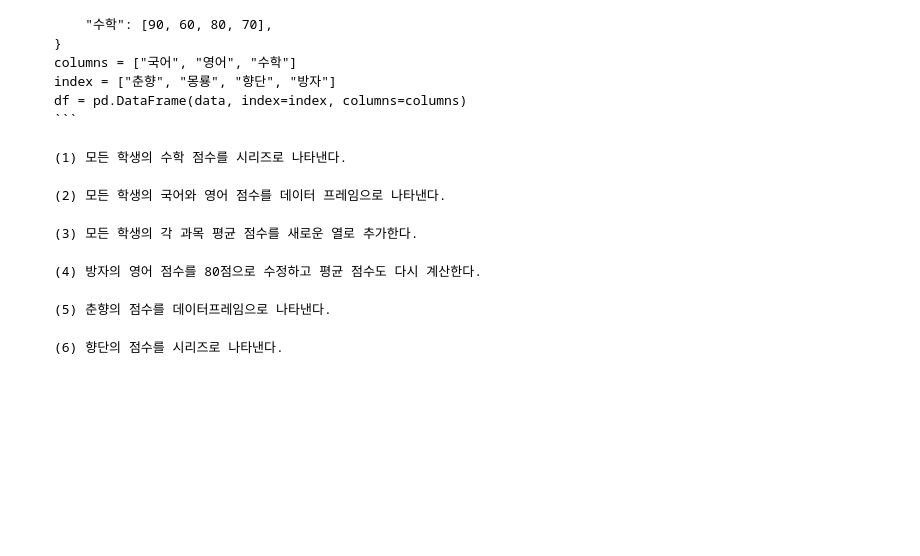
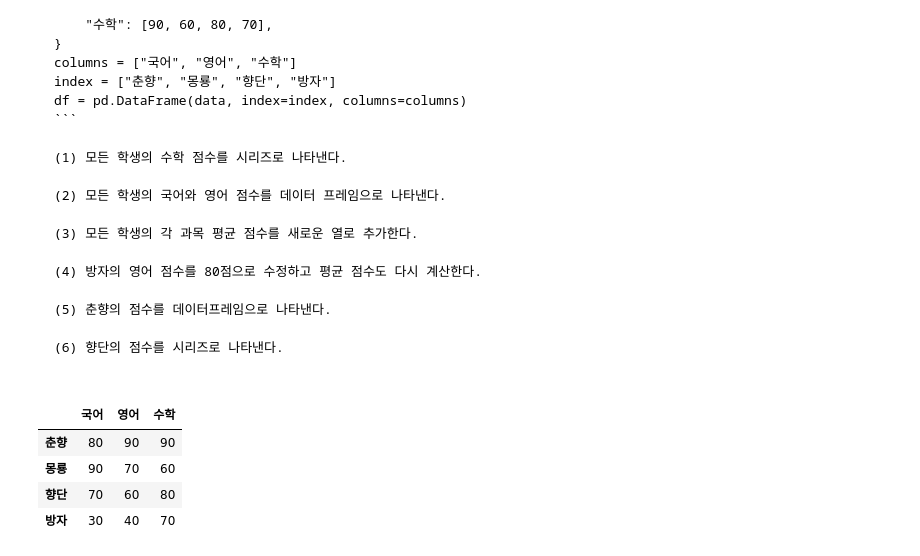
Before and after one commit to DahyeonS/Java_Python_Lecture, a Jupyter notebook: 20231227/pandas01.ipynb, the cells around one changed output. Saved outputs shown, nothing was run; the diff lists cells and outputs as text; code cells hidden in the pictures; blank space fills up the shorter version.

`````diff
--- a/20231227/pandas01.ipynb
+++ b/20231227/pandas01.ipynb
@@ -709,3 +730,19 @@ df = pd.DataFrame(data, index=index, columns=columns)
 (6) 향단의 점수를 시리즈로 나타낸다.
 
 ````
+# %%
+data = {
+    "국어": [80, 90, 70, 30],
+    "영어": [90, 70, 60, 40],
+    "수학": [90, 60, 80, 70],
+}
+columns = ["국어", "영어", "수학"]
+index = ["춘향", "몽룡", "향단", "방자"]
+df = pd.DataFrame(data, index=index, columns=columns)
+df
+# %% [output]
+|  | 국어 | 영어 | 수학 |
+| 춘향 | 80 | 90 | 90 |
+| 몽룡 | 90 | 70 | 60 |
+| 향단 | 70 | 60 | 80 |
+| 방자 | 30 | 40 | 70 |
`````
Also changed, not shown: parts of 14 cells of this notebook.
